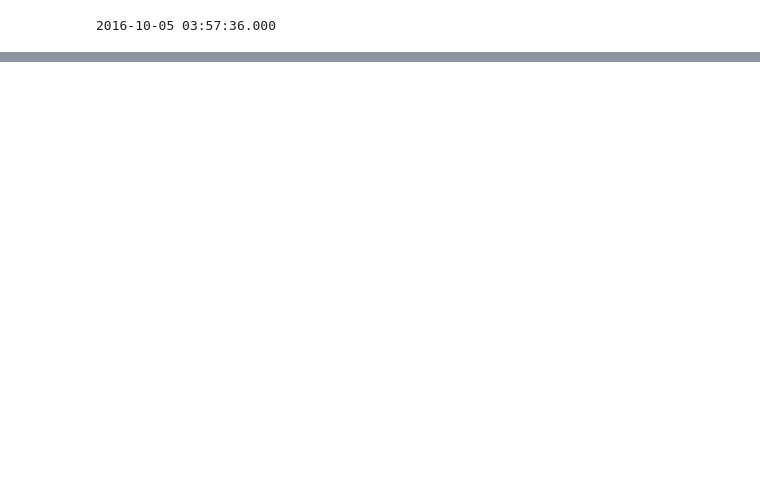
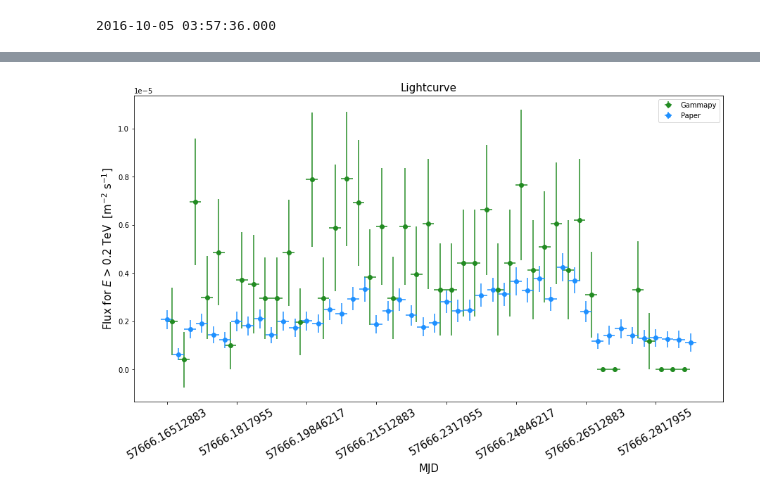
Before and after one commit to leandrorizk/VERITAS_Summer, a Jupyter notebook: Recreating_BL_Lacertae_2016_gamma_flare_plots.ipynb, the cells around one changed output, grey strips where cells are left out. Saved outputs shown, nothing was run; the diff lists cells and outputs as text; code cells hidden in the pictures; blank space fills up the shorter version.

```diff
--- a/Recreating_BL_Lacertae_2016_gamma_flare_plots.ipynb
+++ b/Recreating_BL_Lacertae_2016_gamma_flare_plots.ipynb
@@ -647,0 +641,42 @@ NameError: name 'lc_test' is not defined
+# %%
+xwings = []
+emjaydees = []
+
+for i in range(len(times) - 1):
+
+    a = times.mjd[i + 1]
+    b = times.mjd[i]
+
+    wing = abs(a - b) / 2
+    mid = (a + b) / 2
+
+    xwings.append(wing)
+    emjaydees.append(mid)
+
+xwings = np.array(xwings)
+emjaydees = np.array(emjaydees)
+# %%
+simplicity = abs(imp_tab['time'][1] - imp_tab['time'][0]) / 2
+# %%
+plt.figure(figsize=(15, 8))
+
+plt.errorbar(emjaydees, lc_1d.flux.data[:,0,0,0] * (u.cm ** -2).to(u.m ** -2),
+             xerr=xwings, yerr=lc_1d.flux_err.data[:,0,0,0] * (u.cm ** -2).to(u.m ** -2),
+             marker='o', ls='', color='forestgreen', label='Gammapy')
+plt.errorbar(imp_tab['time'], imp_tab['flux'],
+             xerr=simplicity, yerr=imp_tab['flux_err'],
+             marker='o', ls='', color='dodgerblue', label='Paper')
+
+plt.xlabel('MJD', fontsize=15)
+plt.xticks(ticks=imp_tab['time'][::6], labels=imp_tab['time'][::6], rotation=30, fontsize=15)
+
+plt.ylabel(r'Flux for $E$ > 0.2 TeV  [m$^{-2}$ s$^{-1}$]', fontsize=15)
+#plt.ylim(0, 5.1e-6)
+
+plt.legend()
+
+plt.title('Lightcurve', fontsize=15)
+
+plt.show()
+# %% [output]
+[figure, added]
```
Also changed, not shown: parts of 41 cells of this notebook, 2 other files.
